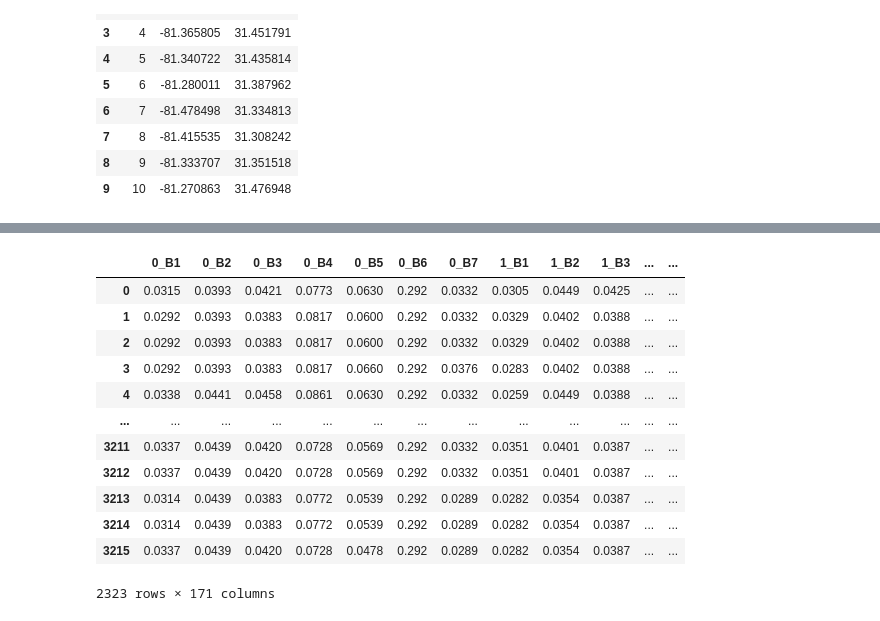
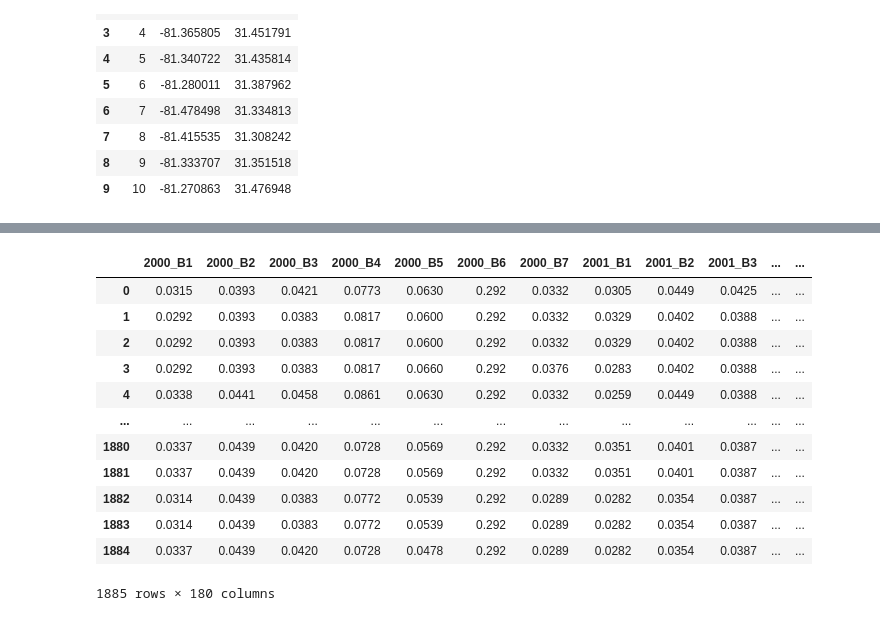
Before and after one commit to asajulien/PhD, a Jupyter notebook: Jupyter/Biomass-GA LTER.ipynb, the cells around one changed output, grey strips where cells are left out. Drawn from its saved outputs; the diff is of its cells as text; code cells hidden in the pictures.

Commit message:
figured out how to manipulate spectral bands, coords, and biomass into single dataframe

```diff
--- a/Jupyter/Biomass-GA LTER.ipynb
+++ b/Jupyter/Biomass-GA LTER.ipynb
@@ -221,24 +220,78 @@ out_csv = os.path.join(out_dir, 'plotcoord.csv')
 # %%
 ##Create dataframe with both biomass and band data from gee
 ga_bands = pd.read_csv('C:/Users/arj26323/Documents/Data/Biomass datasets/Sapelo/ga_bands.csv')
-master_plots = pd.merge(ga_bands, df2)
+master_plots = pd.merge(ga_bands, df2) ##exported as csv; can re-upload, if need be
 
 ##Remove non-Spartina alterniflora rows (should be 800-900 rows down from 3215)
 master_plots = master_plots[master_plots['Species_Code'] == 'A1']
-master_plots
+df = master_plots
+
+year_dict = {
+    '10_':'2010x_',
+    '11_':'2011x_',
+    '12_':'2012x_',
+    '13_':'2013x_',
+    '14_':'2014x_',
+    '15_':'2015x_',
+    '16_':'2016x_',
+    '17_':'2017x_',
+    '18_':'2018x_',
+    '19_':'2019x_',
+    '0_':'2000x_',
+    '1_':'2001x_',
+    '2_':'2002x_',
+    '3_':'2003x_',
+    '4_':'2004x_',
+    '5_':'2005x_',
+    '6_':'2006x_',
+    '7_':'2007x_',
+    '8_':'2008x_',
+    '9_':'2009x_'
+} ## 'x' added to avoid applying dictionary to unintended columns; start with 10-19 also BRUTAL
+
+for k, v in year_dict.items():
+    df.columns = df.columns.str.replace(k, v)
+
+df.columns = df.columns.str.replace('x', '') ##removing the 'x' BRUTAL
+
+# for col in df.columns:
+#     print(col)
+
+df = df.drop(df.columns[[154, 155, 158, 159, 160, 162, 163, 164, 165, 166, 167, 168, 169, 170]], axis=1) ##BRUTAL
+
+##credit to stackexchange user modesitt for solving this:
+ff = df.copy()  ## we will use this later
+## split your variable column(s) into an identifier and value column
+df = df.melt(id_vars=["Year", "Latitude", "Longitude"])
+## parse the parts of {year}_A{n}
+parts = df.variable.str.split("_")
+df["var_year"] = parts.str[0].astype(int)
+df["var_kind"] = parts.str[1]
+df = df[df.var_year == df.Year] ## use your filtering criteria
+ident = ["Year", "Latitude", "Longitude"]
+
+## pivot the frame to get A{n} columns
+##Asa note: changed to pivot_table() from pivot(); added 'index ='
+df = df.pivot_table(index = ident, columns="var_kind", values="value")
+df = df.reset_index()
+df = pd.merge(ff, df, on=ident)  ## retain original {year}_A{n}
+
+df = pd.merge(df, master_plots) ##on=ident? seems to work fine without, just be caregful
+
+df ##exported as csv; watch for name overlap with different sections
 # %% [output]
-|  | 0_B1 | 0_B2 | 0_B3 | 0_B4 | 0_B5 | 0_B6 | 0_B7 | 1_B1 | 1_B2 | 1_B3 | ... | ... |
+|  | 2000_B1 | 2000_B2 | 2000_B3 | 2000_B4 | 2000_B5 | 2000_B6 | 2000_B7 | 2001_B1 | 2001_B2 | 2001_B3 | ... | ... |
 | 0 | 0.0315 | 0.0393 | 0.0421 | 0.0773 | 0.0630 | 0.292 | 0.0332 | 0.0305 | 0.0449 | 0.0425 | ... | ... |
 | 1 | 0.0292 | 0.0393 | 0.0383 | 0.0817 | 0.0600 | 0.292 | 0.0332 | 0.0329 | 0.0402 | 0.0388 | ... | ... |
 | 2 | 0.0292 | 0.0393 | 0.0383 | 0.0817 | 0.0600 | 0.292 | 0.0332 | 0.0329 | 0.0402 | 0.0388 | ... | ... |
 | 3 | 0.0292 | 0.0393 | 0.0383 | 0.0817 | 0.0660 | 0.292 | 0.0376 | 0.0283 | 0.0402 | 0.0388 | ... | ... |
 | 4 | 0.0338 | 0.0441 | 0.0458 | 0.0861 | 0.0630 | 0.292 | 0.0332 | 0.0259 | 0.0449 | 0.0388 | ... | ... |
 | ... | ... | ... | ... | ... | ... | ... | ... | ... | ... | ... | ... | ... |
-| 3211 | 0.0337 | 0.0439 | 0.0420 | 0.0728 | 0.0569 | 0.292 | 0.0332 | 0.0351 | 0.0401 | 0.0387 | ... | ... |
-| 3212 | 0.0337 | 0.0439 | 0.0420 | 0.0728 | 0.0569 | 0.292 | 0.0332 | 0.0351 | 0.0401 | 0.0387 | ... | ... |
-| 3213 | 0.0314 | 0.0439 | 0.0383 | 0.0772 | 0.0539 | 0.292 | 0.0289 | 0.0282 | 0.0354 | 0.0387 | ... | ... |
-| 3214 | 0.0314 | 0.0439 | 0.0383 | 0.0772 | 0.0539 | 0.292 | 0.0289 | 0.0282 | 0.0354 | 0.0387 | ... | ... |
-| 3215 | 0.0337 | 0.0439 | 0.0420 | 0.0728 | 0.0478 | 0.292 | 0.0289 | 0.0282 | 0.0354 | 0.0387 | ... | ... |
+| 1880 | 0.0337 | 0.0439 | 0.0420 | 0.0728 | 0.0569 | 0.292 | 0.0332 | 0.0351 | 0.0401 | 0.0387 | ... | ... |
+| 1881 | 0.0337 | 0.0439 | 0.0420 | 0.0728 | 0.0569 | 0.292 | 0.0332 | 0.0351 | 0.0401 | 0.0387 | ... | ... |
+| 1882 | 0.0314 | 0.0439 | 0.0383 | 0.0772 | 0.0539 | 0.292 | 0.0289 | 0.0282 | 0.0354 | 0.0387 | ... | ... |
+| 1883 | 0.0314 | 0.0439 | 0.0383 | 0.0772 | 0.0539 | 0.292 | 0.0289 | 0.0282 | 0.0354 | 0.0387 | ... | ... |
+| 1884 | 0.0337 | 0.0439 | 0.0420 | 0.0728 | 0.0478 | 0.292 | 0.0289 | 0.0282 | 0.0354 | 0.0387 | ... | ... |
-2323 rows × 171 columns
+1885 rows × 180 columns
 # %%
 ##Export master_plots as CSV file
```
Also changed, not shown: parts of 2 cells of this notebook.
